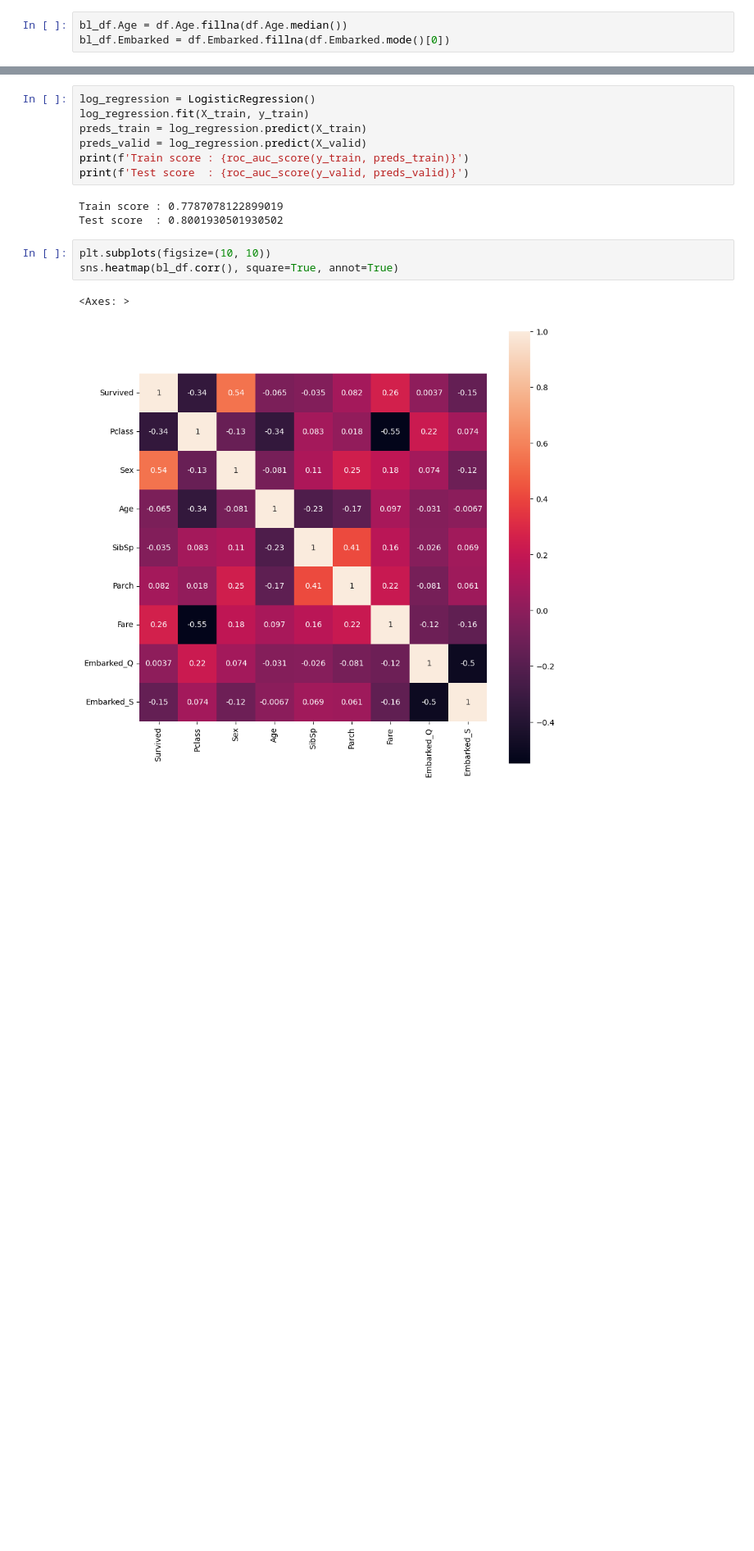
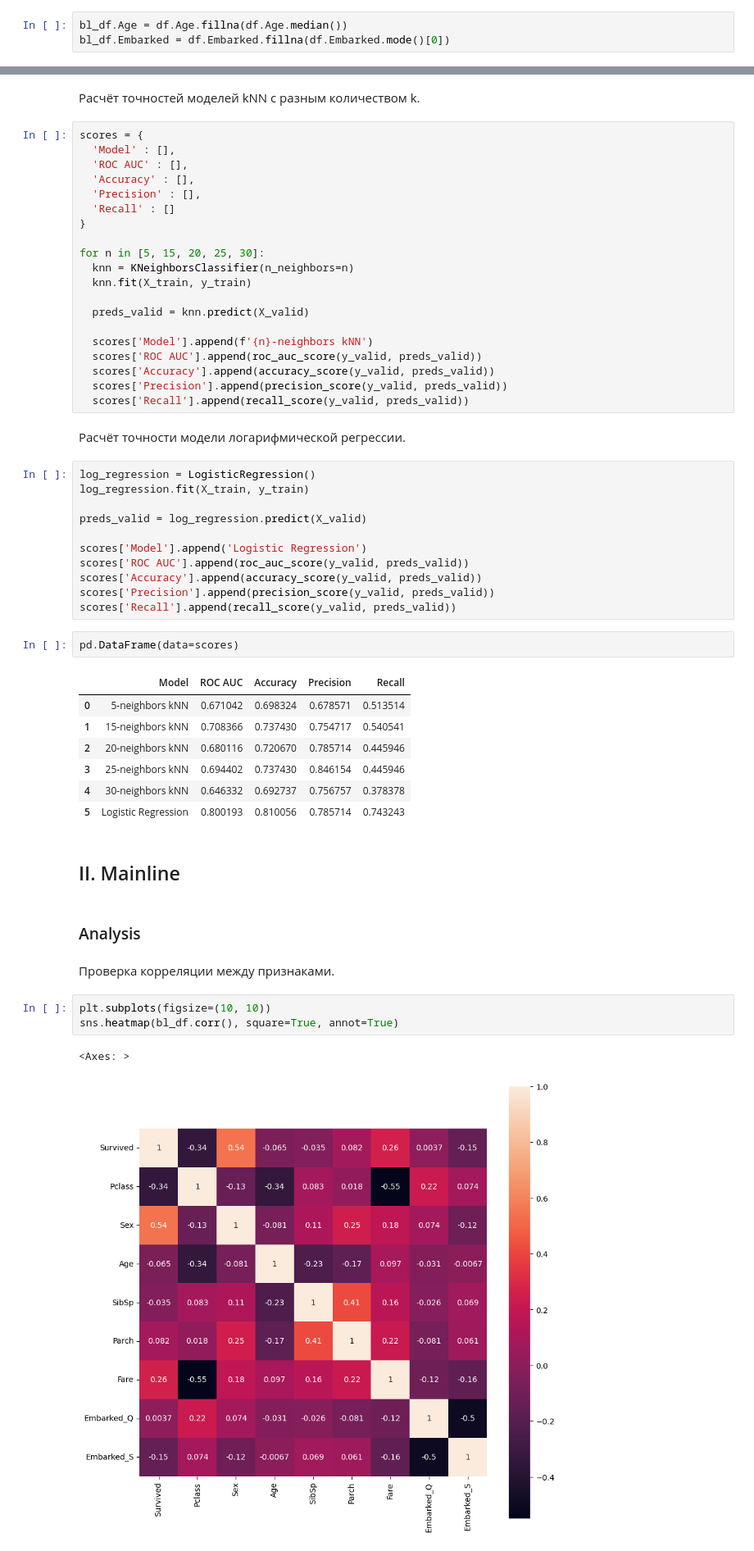
Before and after one commit to Filibonus/Titanic, a Jupyter notebook: titanic.ipynb, the cells around one changed output, grey strips where cells are left out. Shown at 82% size. Saved outputs shown, nothing was run; the diff lists cells and outputs as text; blank space fills up the shorter version.

```diff
--- a/titanic.ipynb
+++ b/titanic.ipynb
@@ -152,13 +120,54 @@ ROC AUC   = 0.7048262548262548
-# %%
-log_regression = LogisticRegression()
-log_regression.fit(X_train, y_train)
-preds_train = log_regression.predict(X_train)
-preds_valid = log_regression.predict(X_valid)
-print(f'Train score : {roc_auc_score(y_train, preds_train)}')
-print(f'Test score  : {roc_auc_score(y_valid, preds_valid)}')
-# %% [output]
-Train score : 0.7787078122899019
-Test score  : 0.8001930501930502
+# %% [markdown]
+Расчёт точностей моделей kNN с разным количеством k.
+# %%
+scores = {
+  'Model' : [],
+  'ROC AUC' : [],
+  'Accuracy' : [],
+  'Precision' : [],
+  'Recall' : []
+}
+
+for n in [5, 15, 20, 25, 30]:
+  knn = KNeighborsClassifier(n_neighbors=n)
+  knn.fit(X_train, y_train)
+
+  preds_valid = knn.predict(X_valid)
+
+  scores['Model'].append(f'{n}-neighbors kNN')
+  scores['ROC AUC'].append(roc_auc_score(y_valid, preds_valid))
+  scores['Accuracy'].append(accuracy_score(y_valid, preds_valid))
+  scores['Precision'].append(precision_score(y_valid, preds_valid))
+  scores['Recall'].append(recall_score(y_valid, preds_valid))
+# %% [markdown]
+Расчёт точности модели логарифмической регрессии.
+# %%
+log_regression = LogisticRegression()
+log_regression.fit(X_train, y_train)
+
+preds_valid = log_regression.predict(X_valid)
+
+scores['Model'].append('Logistic Regression')
+scores['ROC AUC'].append(roc_auc_score(y_valid, preds_valid))
+scores['Accuracy'].append(accuracy_score(y_valid, preds_valid))
+scores['Precision'].append(precision_score(y_valid, preds_valid))
+scores['Recall'].append(recall_score(y_valid, preds_valid))
+# %%
+pd.DataFrame(data=scores)
+# %% [output]
+|  | Model | ROC AUC | Accuracy | Precision | Recall |
+| 0 | 5-neighbors kNN | 0.671042 | 0.698324 | 0.678571 | 0.513514 |
+| 1 | 15-neighbors kNN | 0.708366 | 0.737430 | 0.754717 | 0.540541 |
+| 2 | 20-neighbors kNN | 0.680116 | 0.720670 | 0.785714 | 0.445946 |
+| 3 | 25-neighbors kNN | 0.694402 | 0.737430 | 0.846154 | 0.445946 |
+| 4 | 30-neighbors kNN | 0.646332 | 0.692737 | 0.756757 | 0.378378 |
+| 5 | Logistic Regression | 0.800193 | 0.810056 | 0.785714 | 0.743243 |
+# %% [markdown]
+## II. Mainline
+# %% [markdown]
+### Analysis
+# %% [markdown]
+Проверка корреляции между признаками.
 # %%
 plt.subplots(figsize=(10, 10))
 sns.heatmap(bl_df.corr(), square=True, annot=True)
```
Also changed, not shown: parts of 24 cells of this notebook.
